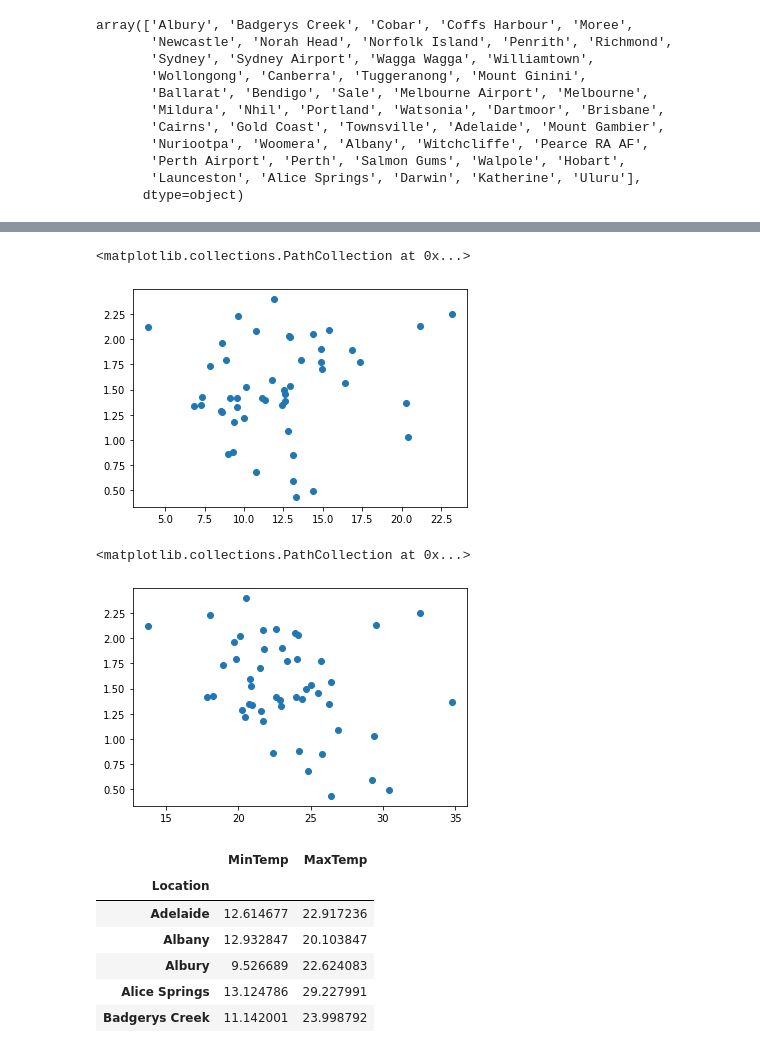
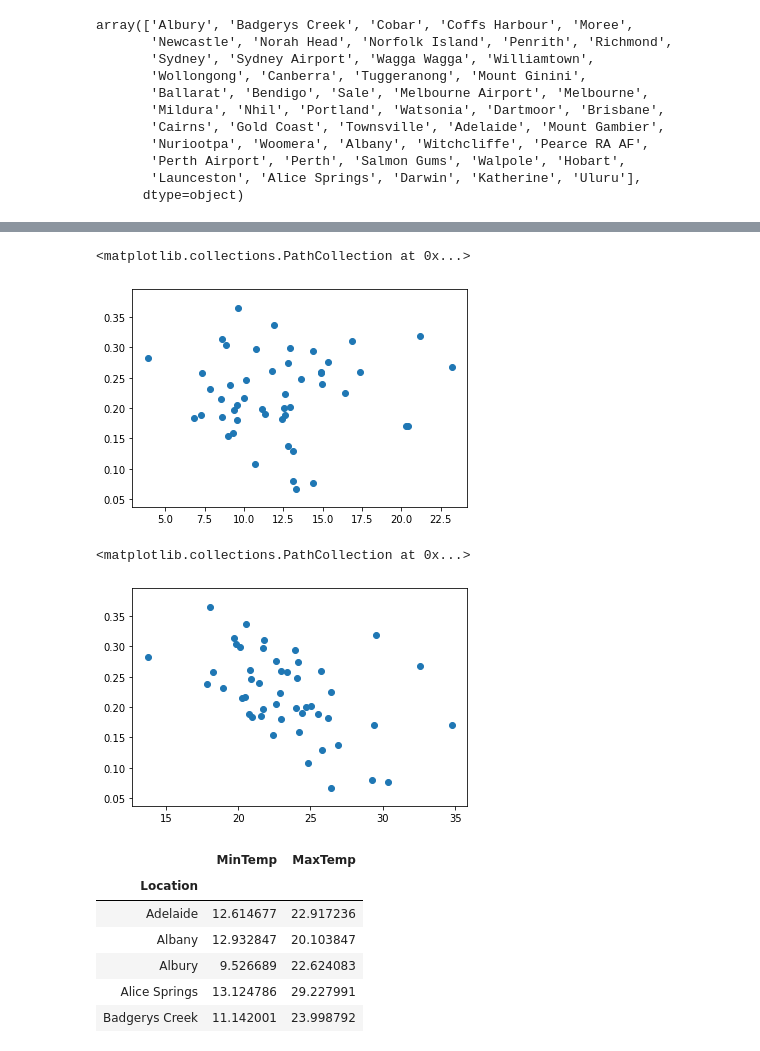
Before and after one commit to namvnngu/data-analysis-project, a Jupyter notebook: Source Code/Data Testing.ipynb, the cells around one changed output, grey strips where cells are left out. Drawn from its saved outputs; the diff is of its cells as text; code cells hidden in the pictures.

Commit message:
Updated Data Testing

```diff
--- a/Source Code/Data Testing.ipynb
+++ b/Source Code/Data Testing.ipynb
@@ -30,6 +30,10 @@ Index(['Date', 'Location', 'MinTemp', 'MaxTemp', 'Rainfall', 'WindGustDir',
 | 50% | 12.000000 | 22.700000 | 0.000000 | 37.000000 | 13.000000 | 18.005600 | 70.000000 | 51.786600 | ... |
 | 75% | 16.800000 | 28.200000 | 0.800000 | 46.000000 | 19.000000 | 24.000000 | 83.000000 | 65.000000 | ... |
 | max | 31.200000 | 44.500000 | 27.600000 | 80.000000 | 39.000000 | 44.000000 | 100.000000 | 100.000000 | ... |
+# %%
+#Replacing all values of Yes and No to 1,0 respectively
+rain_data = rain_data.replace(to_replace = "Yes", value = 1)
+rain_data = rain_data.replace(to_replace = "No", value = 0)
 # %%
 #Identifying each unique Location
 rain_data['Location'].unique()
@@ -123,14 +152,14 @@ df.head()
 # %%
 #Graph of Min Temp vs Rainfall
-plt.scatter(df['MinTemp'],df['Rainfall'])
+plt.scatter(df['MinTemp'],df['RainTomorrow'])
 # %% [output]
 <matplotlib.collections.PathCollection at 0x...>
-[figure, old version]
+[figure, new version]
 # %%
 #Graph of Max Temp vs Rainfall
-plt.scatter(df['MaxTemp'],df['Rainfall'])
+plt.scatter(df['MaxTemp'],df['RainTomorrow'])
 # %% [output]
 <matplotlib.collections.PathCollection at 0x...>
-[figure, old version]
+[figure, new version]
 # %%
 x = df[['MinTemp','MaxTemp']]
```
Also changed, not shown: parts of 12 cells of this notebook.
